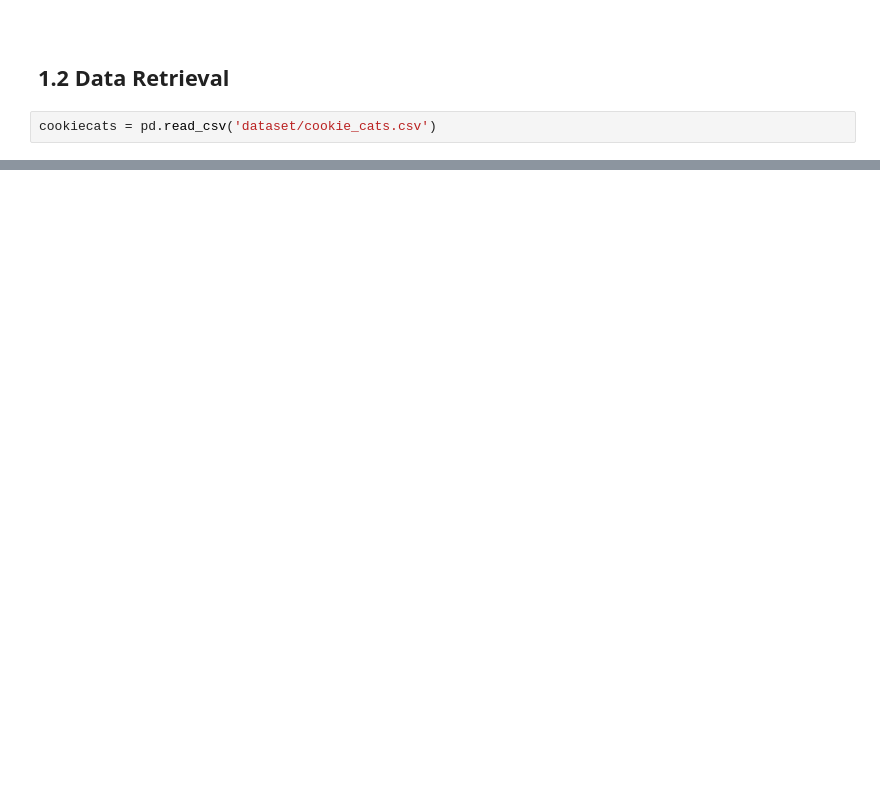
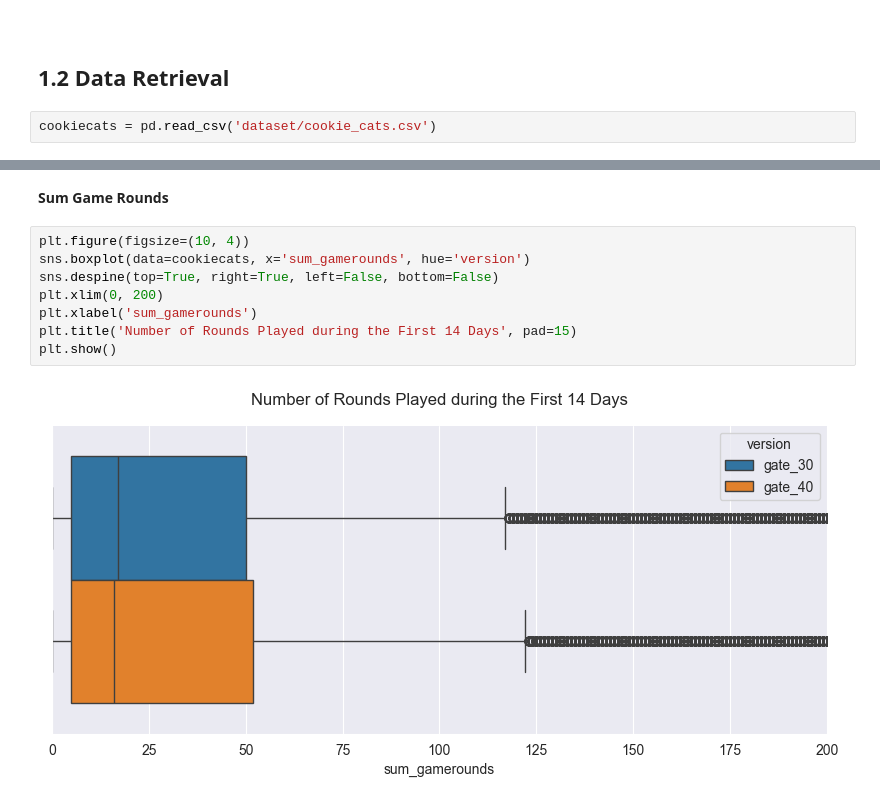
Before and after one commit to CelineChiLamNg/AB-tests, a Jupyter notebook: cookie_cats.ipynb, the cells around one changed output, grey strips where cells are left out. Saved outputs shown, nothing was run; the diff lists cells and outputs as text; blank space fills up the shorter version.

```diff
--- a/cookie_cats.ipynb
+++ b/cookie_cats.ipynb
@@ -64,0 +149,12 @@ cookiecats.shape
+# %% [markdown]
+**Sum Game Rounds**
+# %%
+plt.figure(figsize=(10, 4))
+sns.boxplot(data=cookiecats, x='sum_gamerounds', hue='version')
+sns.despine(top=True, right=True, left=False, bottom=False)
+plt.xlim(0, 200)
+plt.xlabel('sum_gamerounds')
+plt.title('Number of Rounds Played during the First 14 Days', pad=15)
+plt.show()
+# %% [output]
+[figure, added]
```
Also changed, not shown: parts of 50 cells of this notebook, 2 other files.
